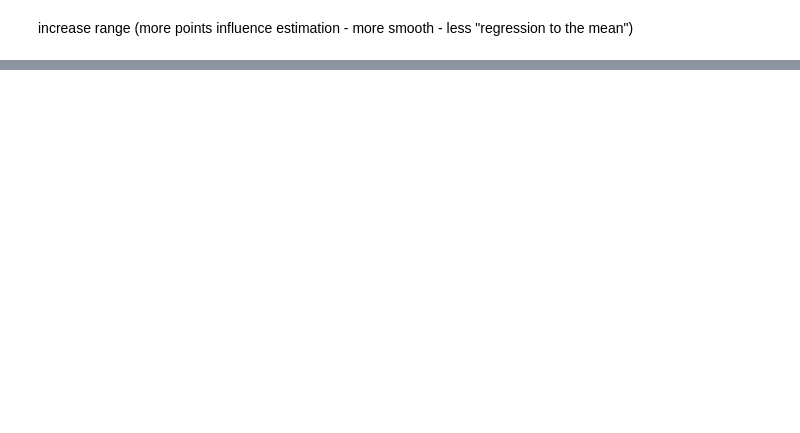
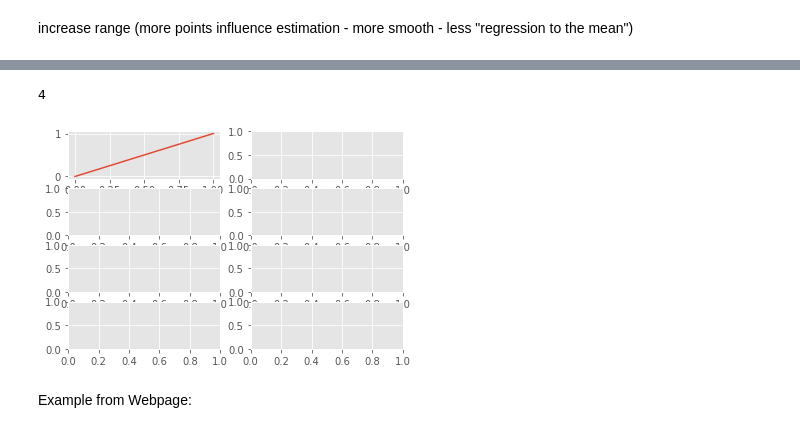
Before and after one commit to LGraz/MasterThesis-Code, a Jupyter notebook: methods/kriging.ipynb, the cells around one changed output, grey strips where cells are left out. Saved outputs shown, nothing was run; the diff lists cells and outputs as text; code cells hidden in the pictures; blank space fills up the shorter version.

```diff
--- a/methods/kriging.ipynb
+++ b/methods/kriging.ipynb
@@ -136,0 +124,10 @@ There already exists an collumn named: OK_10_40_3
+# %%
+fig, axes = plt.subplots(4, 2)
+print(len(axes))
+axes[0][0].plot([0, 1], [0, 1])
+ax = axes[0][0]
+# %% [output]
+4
+[figure, added]
+# %% [markdown]
+Example from Webpage:
```
Also changed, not shown: parts of 9 cells of this notebook, 3 other files.
